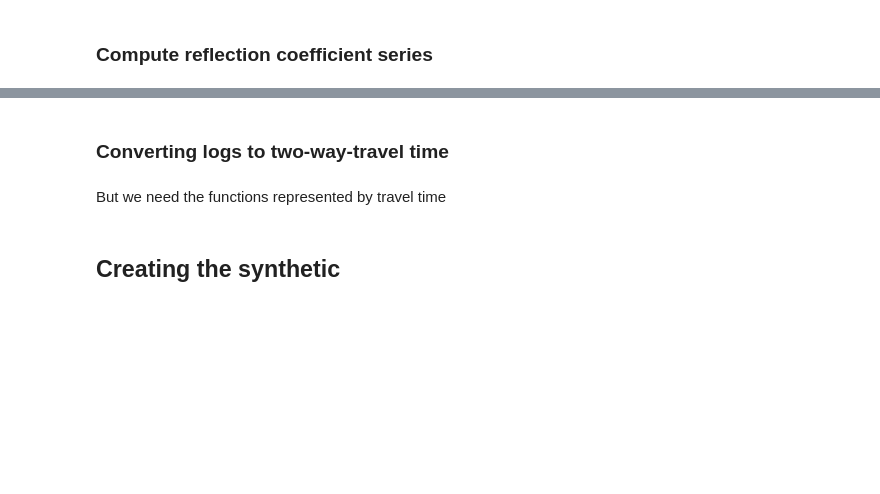
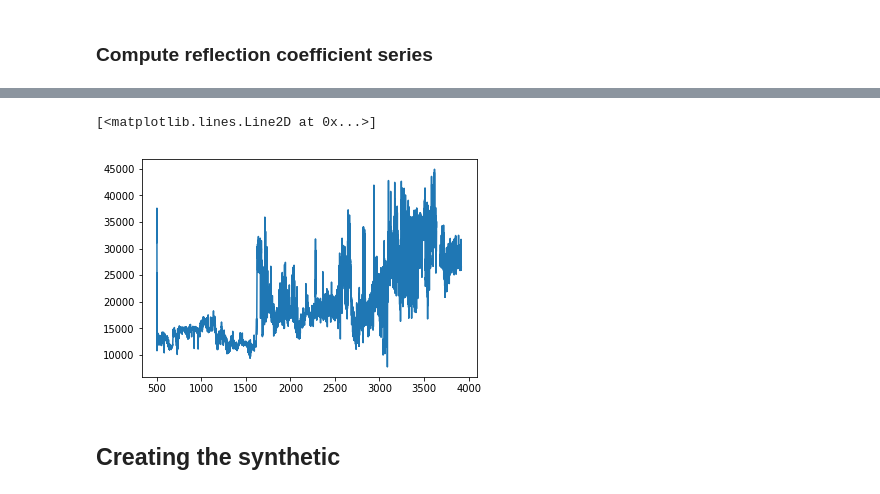
Before and after one commit to Gijsbertbas/rgb-explorers-backend, a Jupyter notebook: sandbox/Import_las.ipynb, the cells around one changed output, grey strips where cells are left out. Saved outputs shown, nothing was run; the diff lists cells and outputs as text; code cells hidden in the pictures; blank space fills up the shorter version.

```diff
--- a/Import_las.ipynb
+++ b/sandbox/Import_las.ipynb
@@ -247,7 +88,3 @@ ax5.set_axis_off()
-# %% [markdown]
-### Converting logs to two-way-travel time
-# %% [markdown]
-But we need the functions represented by travel time
 # %%
 # RESAMPLING FUNCTION
 dt = 0.004
@@ -259,5 +96,10 @@ Z_t = np.interp(x = t, xp = tdr, fp = AI)
 
 RC_t = (Z_t[1:] - Z_t[:-1]) / (Z_t[1:] + Z_t[:-1])
+# %%
+plt.plot(wdf['AI'])
+# %% [output]
+[<matplotlib.lines.Line2D at 0x...>]
+[figure, added]
 # %% [markdown]
 ## Creating the synthetic
 # %%
```
Also changed, not shown: parts of 33 cells of this notebook, 1 other file.
